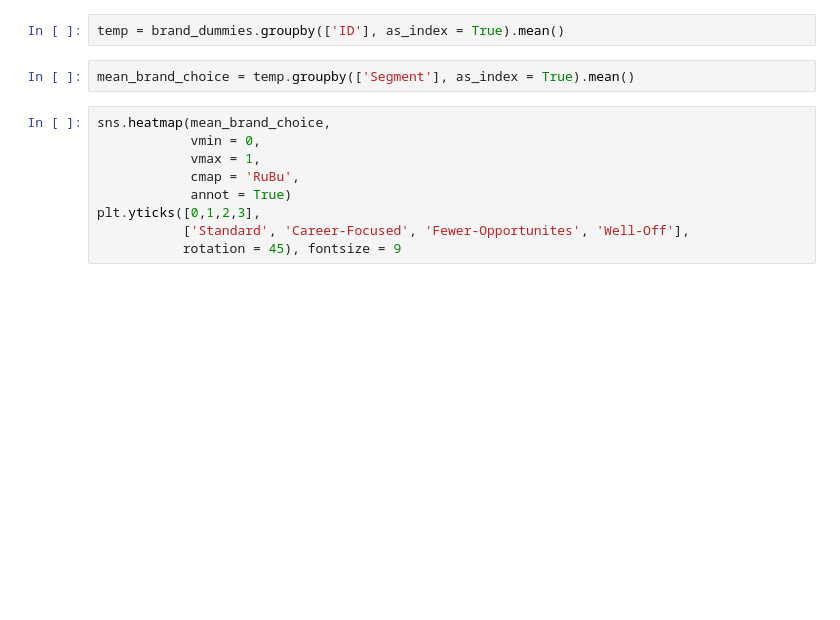
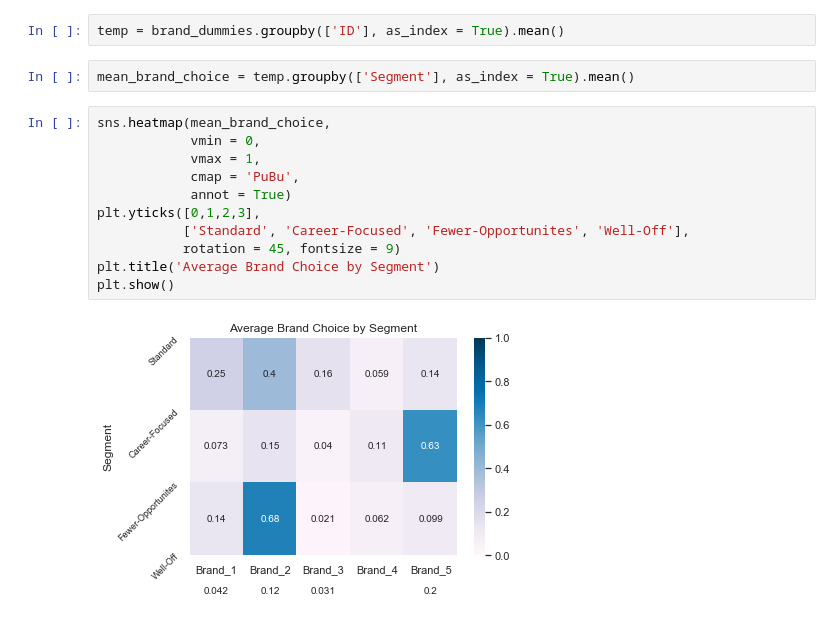
Before and after one commit to SaadAhmedSalim/Customer-Analytics-in-Python, a Jupyter notebook: Purchase Analytics Descriptive Analysis.ipynb, the cells around one changed output. Saved outputs shown, nothing was run; the diff lists cells and outputs as text; blank space fills up the shorter version.

```diff
--- a/Purchase Analytics Descriptive Analysis.ipynb
+++ b/Purchase Analytics Descriptive Analysis.ipynb
@@ -232,9 +232,13 @@ mean_brand_choice = temp.groupby(['Segment'], as_index = True).mean()
 # %%
 sns.heatmap(mean_brand_choice,
             vmin = 0,
             vmax = 1,
-            cmap = 'RuBu',
+            cmap = 'PuBu',
             annot = True)
 plt.yticks([0,1,2,3],
            ['Standard', 'Career-Focused', 'Fewer-Opportunites', 'Well-Off'],
-           rotation = 45), fontsize = 9
+           rotation = 45, fontsize = 9)
+plt.title('Average Brand Choice by Segment')
+plt.show()
+# %% [output]
+[figure, added]
```
Also changed, not shown: parts of 8 cells of this notebook.
